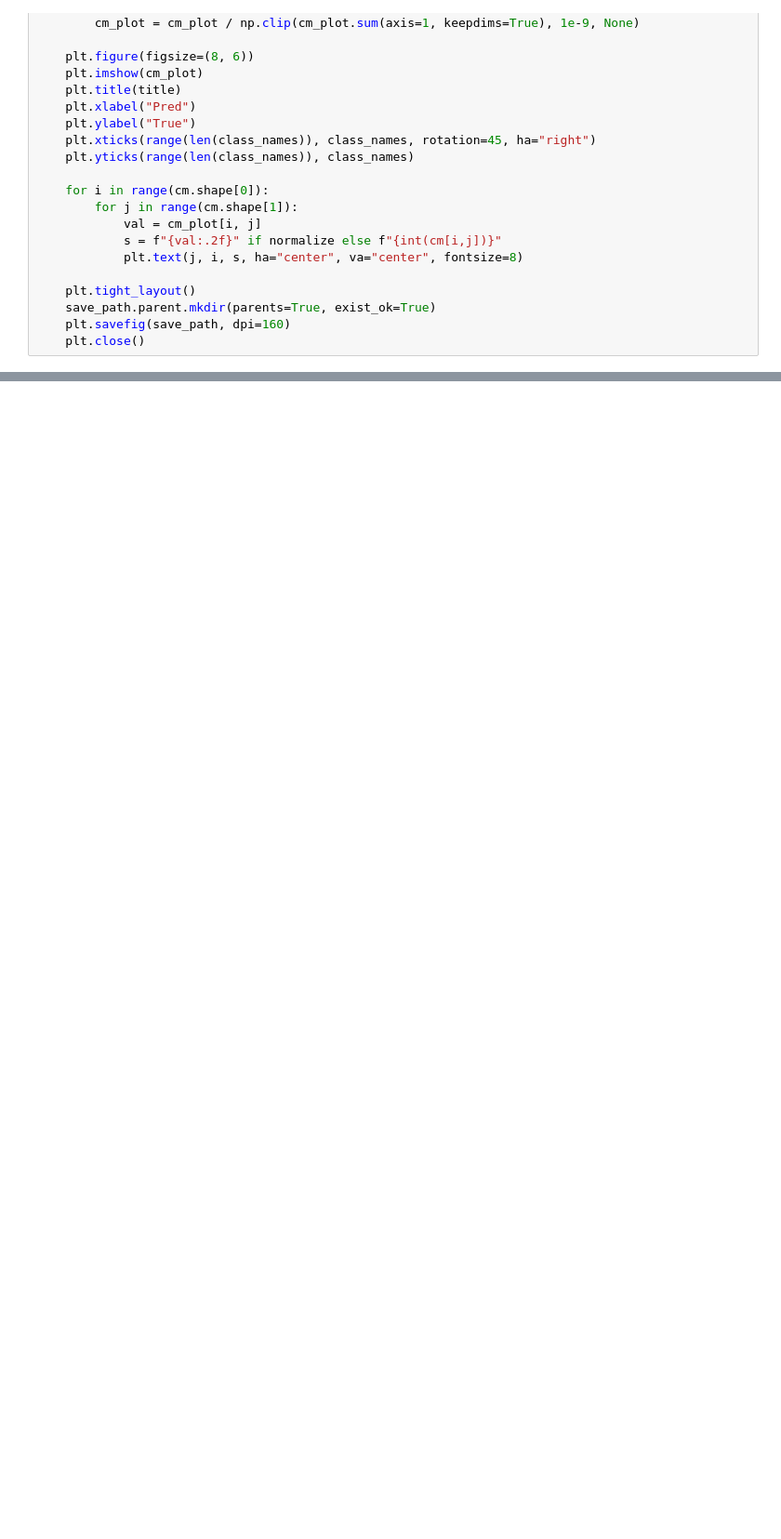
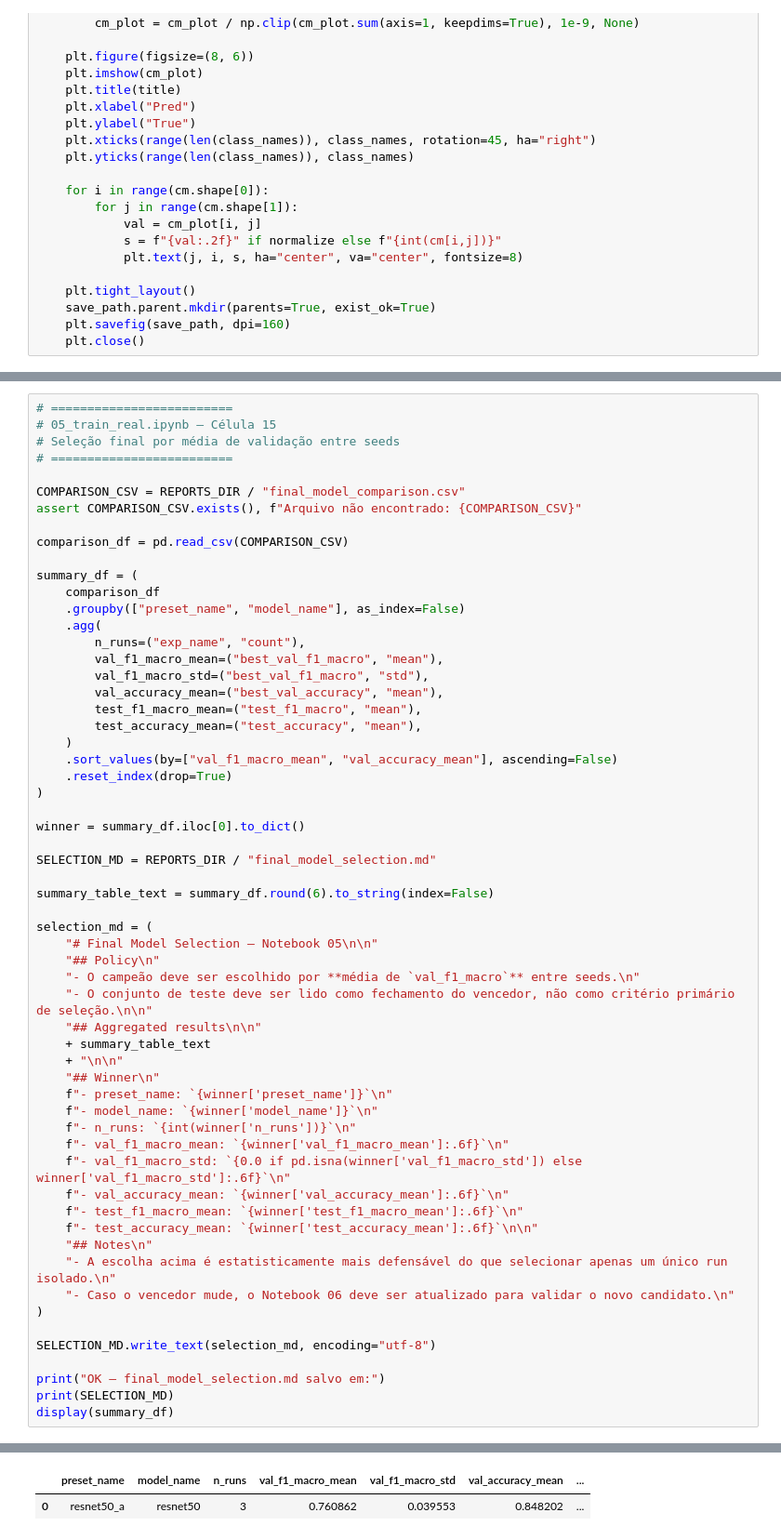
Before and after one commit to decohutz/pimple, a Jupyter notebook: notebooks/05_train_real.ipynb, the cells around one changed output, grey strips where cells are left out. Shown at 93% size. Drawn from its saved outputs; the diff is of its cells as text; blank space fills up the shorter version.

Commit message:
update notebook 05

```diff
--- a/notebooks/05_train_real.ipynb
+++ b/notebooks/05_train_real.ipynb
@@ -1304,0 +1477,60 @@ Arquivos gerados:
+# %%
+# =========================
+# 05_train_real.ipynb — Célula 15
+# Seleção final por média de validação entre seeds
+# =========================
+
+COMPARISON_CSV = REPORTS_DIR / "final_model_comparison.csv"
+assert COMPARISON_CSV.exists(), f"Arquivo não encontrado: {COMPARISON_CSV}"
+
+comparison_df = pd.read_csv(COMPARISON_CSV)
+
+summary_df = (
+    comparison_df
+    .groupby(["preset_name", "model_name"], as_index=False)
+    .agg(
+        n_runs=("exp_name", "count"),
+        val_f1_macro_mean=("best_val_f1_macro", "mean"),
+        val_f1_macro_std=("best_val_f1_macro", "std"),
+        val_accuracy_mean=("best_val_accuracy", "mean"),
+        test_f1_macro_mean=("test_f1_macro", "mean"),
+        test_accuracy_mean=("test_accuracy", "mean"),
+    )
+    .sort_values(by=["val_f1_macro_mean", "val_accuracy_mean"], ascending=False)
+    .reset_index(drop=True)
+)
+
+winner = summary_df.iloc[0].to_dict()
+
+SELECTION_MD = REPORTS_DIR / "final_model_selection.md"
+
+summary_table_text = summary_df.round(6).to_string(index=False)
+
+selection_md = (
+    "# Final Model Selection — Notebook 05\n\n"
+    "## Policy\n"
+    "- O campeão deve ser escolhido por **média de `val_f1_macro`** entre seeds.\n"
+    "- O conjunto de teste deve ser lido como fechamento do vencedor, não como critério primário de seleção.\n\n"
+    "## Aggregated results\n\n"
+    + summary_table_text
+    + "\n\n"
+    "## Winner\n"
+    f"- preset_name: `{winner['preset_name']}`\n"
+    f"- model_name: `{winner['model_name']}`\n"
+    f"- n_runs: `{int(winner['n_runs'])}`\n"
+    f"- val_f1_macro_mean: `{winner['val_f1_macro_mean']:.6f}`\n"
+    f"- val_f1_macro_std: `{0.0 if pd.isna(winner['val_f1_macro_std']) else winner['val_f1_macro_std']:.6f}`\n"
+    f"- val_accuracy_mean: `{winner['val_accuracy_mean']:.6f}`\n"
+    f"- test_f1_macro_mean: `{winner['test_f1_macro_mean']:.6f}`\n"
+    f"- test_accuracy_mean: `{winner['test_accuracy_mean']:.6f}`\n\n"
+    "## Notes\n"
+    "- A escolha acima é estatisticamente mais defensável do que selecionar apenas um único run isolado.\n"
+    "- Caso o vencedor mude, o Notebook 06 deve ser atualizado para validar o novo candidato.\n"
+)
+
+SELECTION_MD.write_text(selection_md, encoding="utf-8")
+
+print("OK — final_model_selection.md salvo em:")
+print(SELECTION_MD)
+display(summary_df)
+# %% [output]
@@ -1304,0 +1539,2 @@ Arquivos gerados:
+|  | preset_name | model_name | n_runs | val_f1_macro_mean | val_f1_macro_std | val_accuracy_mean | ... |
+| 0 | resnet50_a | resnet50 | 3 | 0.760862 | 0.039553 | 0.848202 | ... |
```
Also changed, not shown: parts of 11 cells of this notebook, 33 other files.
